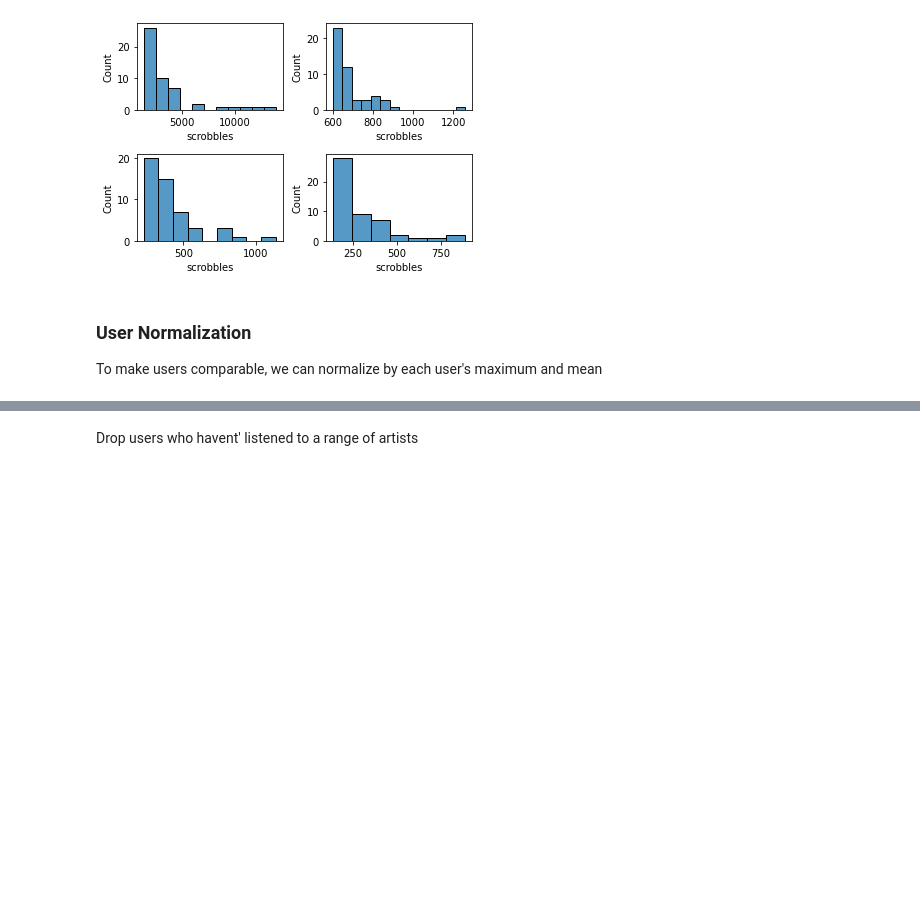
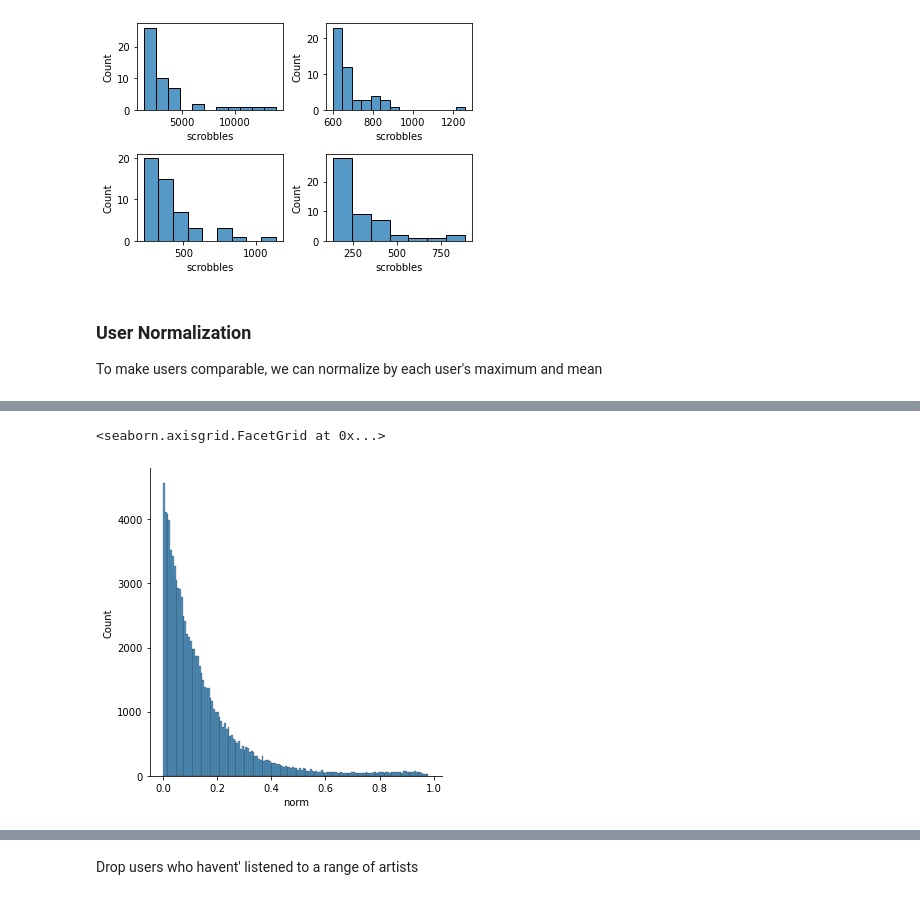
Before and after one commit to abarbieu/music-recommender, a Jupyter notebook: music-recommender.ipynb, the cells around one changed output, grey strips where cells are left out. Cells and saved outputs as stored; diff of their text form; code cells hidden in the pictures; blank space fills up the shorter version.

```diff
--- a/music-recommender.ipynb
+++ b/music-recommender.ipynb
@@ -64,0 +108,5 @@ ustdmax = ustd.transform('max').to_numpy()
+# %%
+sns.displot(scrobsdf["norm"])
+# %% [output]
+<seaborn.axisgrid.FacetGrid at 0x...>
+[figure, added]
```
Also changed, not shown: parts of 21 cells of this notebook.
